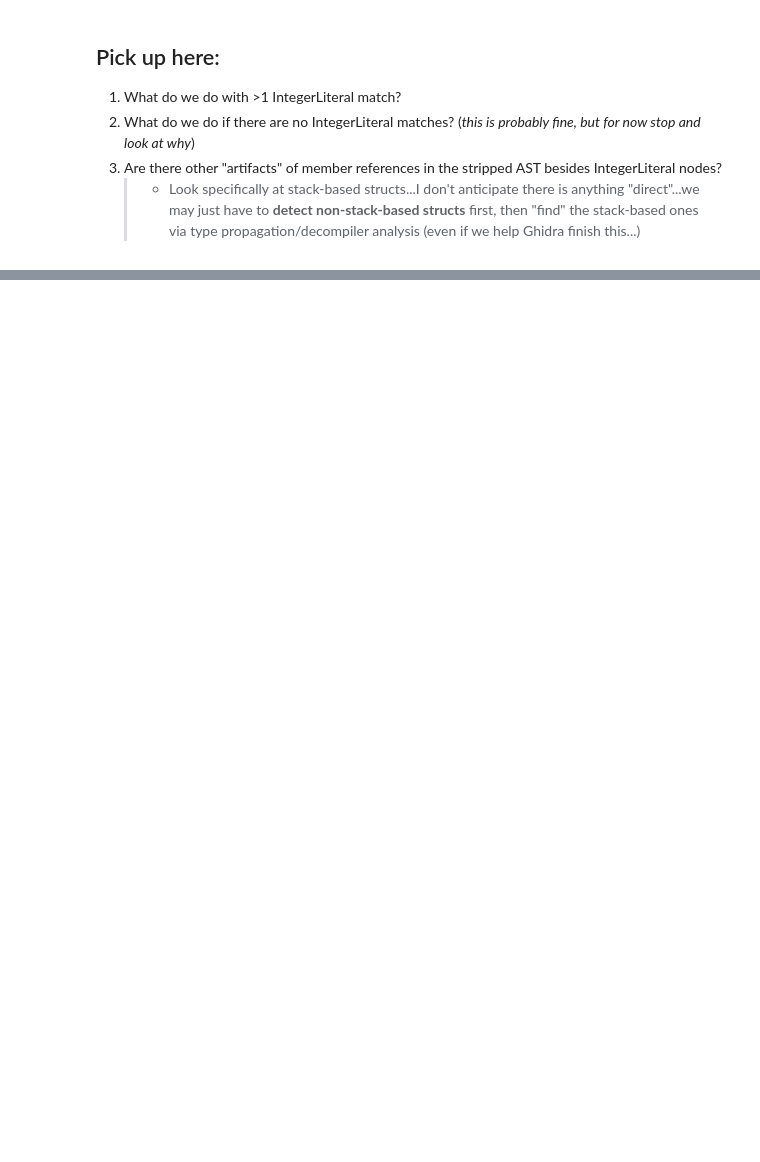
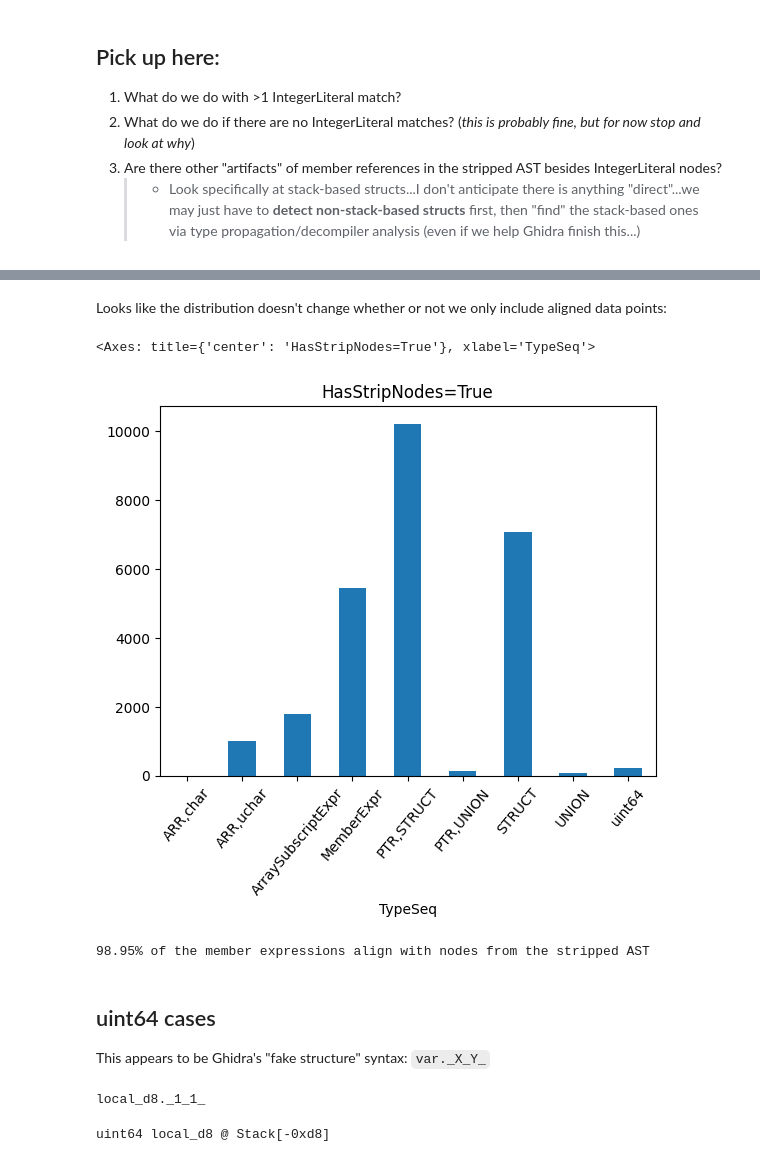
Before and after one commit to lasserre/datatype-recovery-experiments, a Jupyter notebook: notebooks/member_offsets.ipynb, the cells around one changed output, grey strips where cells are left out. Drawn from its saved outputs; the diff is of its cells as text; code cells hidden in the pictures; blank space fills up the shorter version.

```diff
--- a/notebooks/member_offsets.ipynb
+++ b/notebooks/member_offsets.ipynb
@@ -172,0 +355,25 @@ if matching_int_literals:
+# %% [markdown]
+Looks like the distribution doesn't change whether or not we only include aligned data points:
+# %%
+#mdf.groupby('TypeSeq').count().FunctionStart.plot(kind='bar',rot=35)
+mdf[mdf.HasStripNodes].groupby('TypeSeq').count().FunctionStart.plot(kind='bar',rot=50,title='HasStripNodes=True')
+# %% [output]
+<Axes: title={'center': 'HasStripNodes=True'}, xlabel='TypeSeq'>
+[figure, added]
+# %%
+percent_aligned = len(mdf[mdf.HasStripNodes])/len(mdf)*100
+print(f'{percent_aligned:.2f}% of the member expressions align with nodes from the stripped AST')
+# %% [output]
+98.95% of the member expressions align with nodes from the stripped AST
+# %% [markdown]
+## uint64 cases
+This appears to be Ghidra's "fake structure" syntax:
+`var._X_Y_`
+# %%
+mexpr = mdf[mdf.TypeSeq=='uint64'].iloc[0].MemberExpr
+dref = mexpr.inner[0]
+print_ast(mexpr)
+dref.referencedDecl
+# %% [output]
+local_d8._1_1_
+uint64 local_d8 @ Stack[-0xd8]
```
Also changed, not shown: parts of 67 cells of this notebook, 2 other files.
